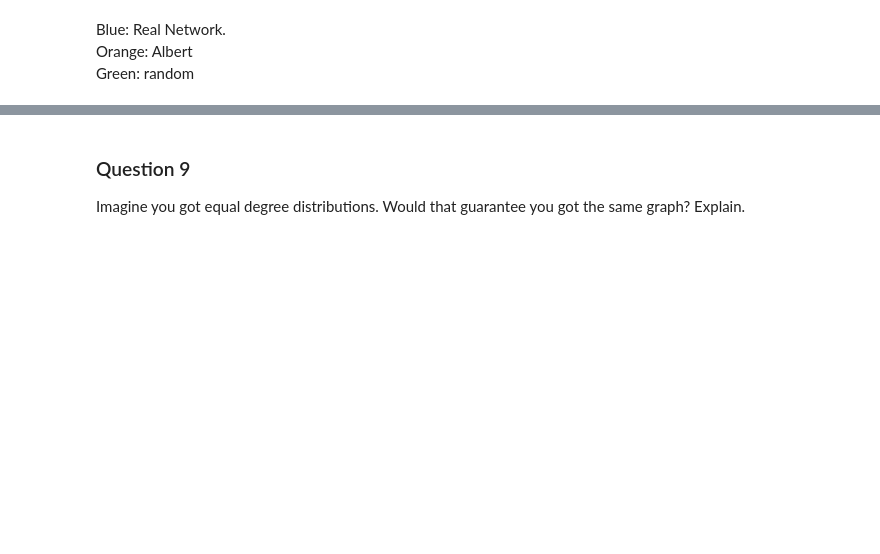
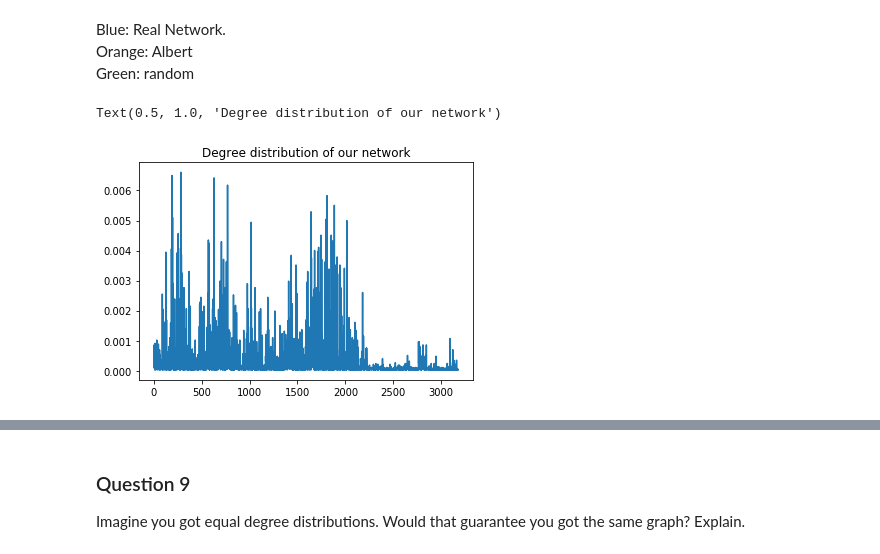
Before and after one commit to dsalathe/group_ntds, a Jupyter notebook: 2_network_models.ipynb, the cells around one changed output, grey strips where cells are left out. Saved outputs shown, nothing was run; the diff lists cells and outputs as text; code cells hidden in the pictures; blank space fills up the shorter version.

```diff
--- a/2_network_models.ipynb
+++ b/2_network_models.ipynb
@@ -334,3 +414,9 @@ plt.hist(degEr, weights=weights)
 Blue: Real Network. <br/>
 Orange: Albert <br/>
 Green: random <br/>
+# %%
+plt.plot(real_distr)
+plt.title("Degree distribution of our network")
+# %% [output]
+Text(0.5, 1.0, 'Degree distribution of our network')
+[figure, added]
```
Also changed, not shown: parts of 21 cells of this notebook.
